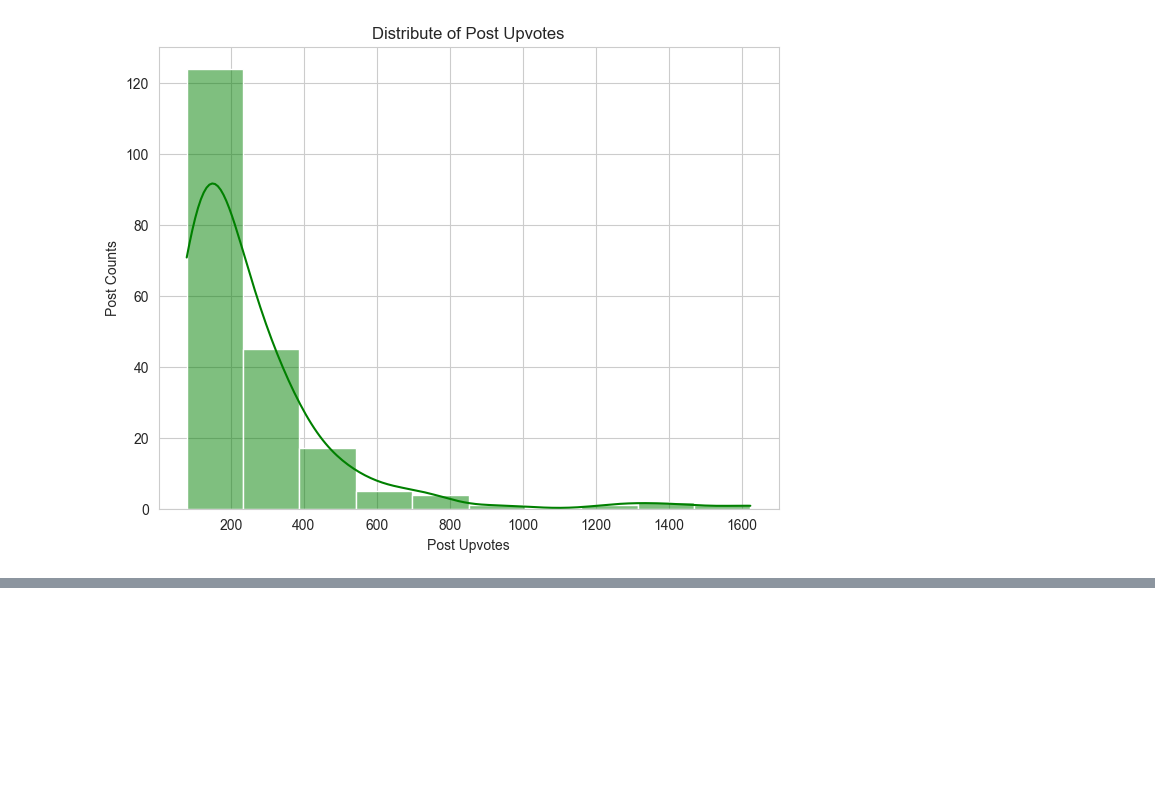
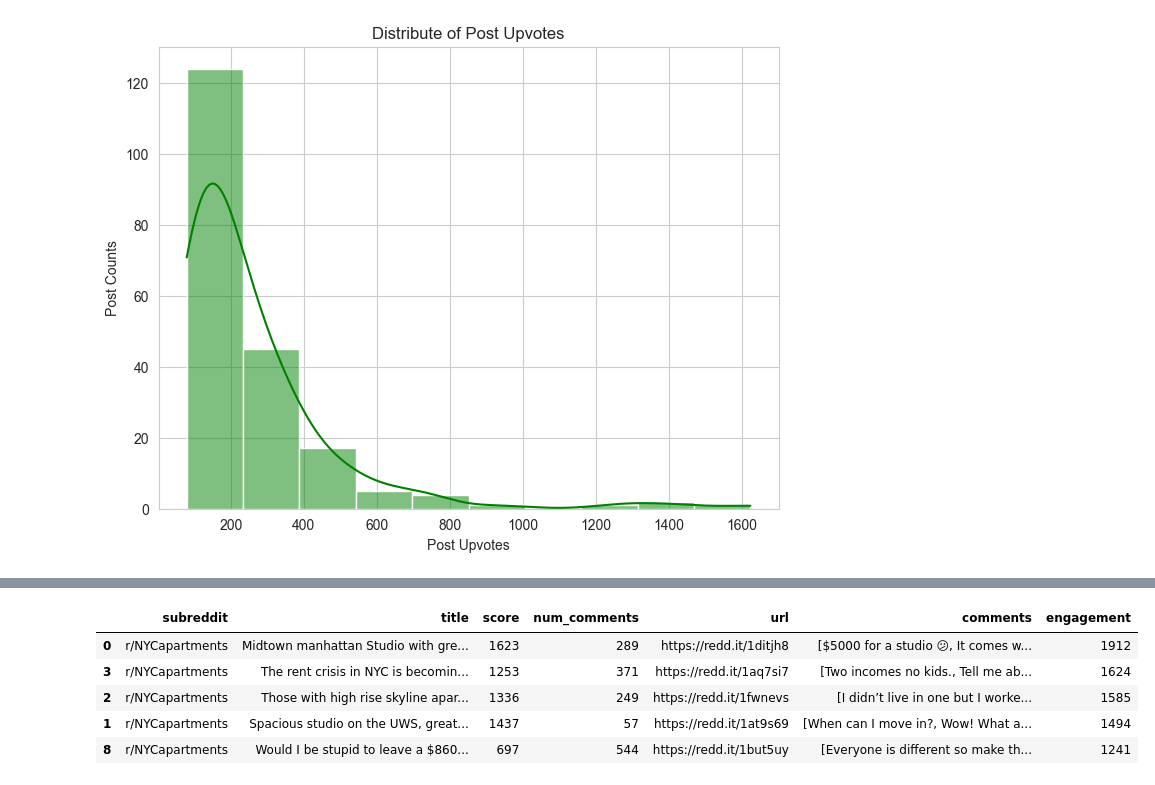
Before and after one commit to Gabya06/RentWatchAI, a Jupyter notebook: pull_reddit_api_data.ipynb, the cells around one changed output, grey strips where cells are left out. Cells and saved outputs as stored; diff of their text form; code cells hidden in the pictures; blank space fills up the shorter version.

```diff
--- a/pull_reddit_api_data.ipynb
+++ b/pull_reddit_api_data.ipynb
@@ -144,0 +158,10 @@ data.to_csv('./data/reddit_posts_nyc_apt.csv')
+# %%
+# look at engagements - top 5
+data.sort_values(by = 'engagement', ascending=False)[:5]
+# %% [output]
+|  | subreddit | title | score | num_comments | url | comments | engagement |
+| 0 | r/NYCapartments | Midtown manhattan Studio with gre... | 1623 | 289 | https://redd.it/1ditjh8 | [$5000 for a studio 😕, It comes w... | 1912 |
+| 3 | r/NYCapartments | The rent crisis in NYC is becomin... | 1253 | 371 | https://redd.it/1aq7si7 | [Two incomes no kids., Tell me ab... | 1624 |
+| 2 | r/NYCapartments | Those with high rise skyline apar... | 1336 | 249 | https://redd.it/1fwnevs | [I didn’t live in one but I worke... | 1585 |
+| 1 | r/NYCapartments | Spacious studio on the UWS, great... | 1437 | 57 | https://redd.it/1at9s69 | [When can I move in?, Wow! What a... | 1494 |
+| 8 | r/NYCapartments | Would I be stupid to leave a $860... | 697 | 544 | https://redd.it/1but5uy | [Everyone is different so make th... | 1241 |
```
Also changed, not shown: parts of 6 cells of this notebook.
